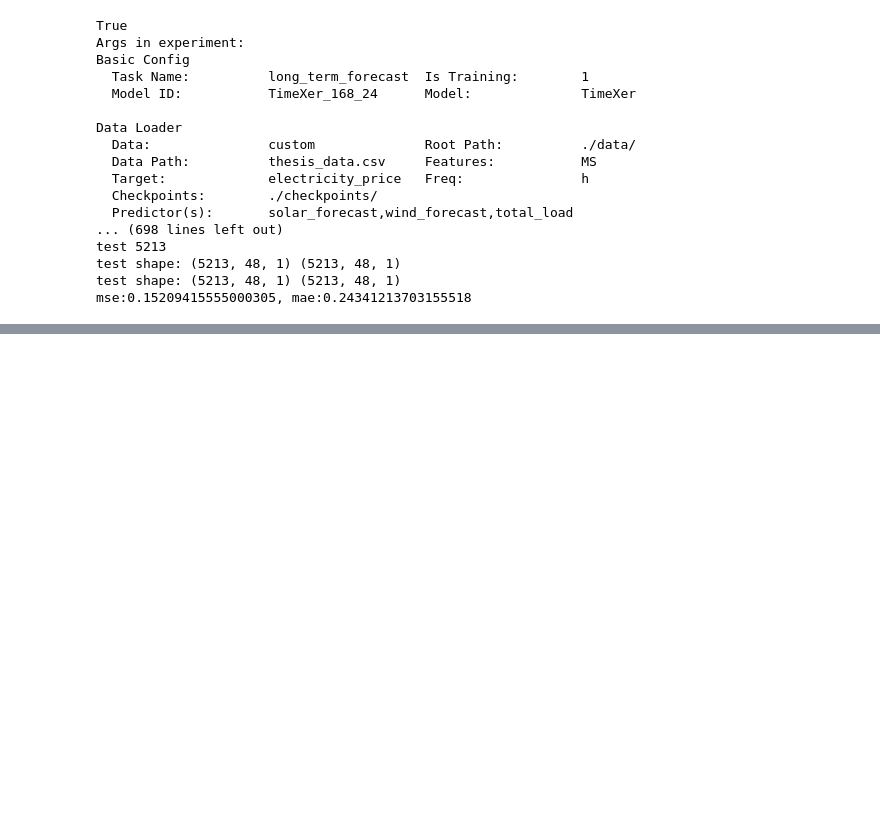
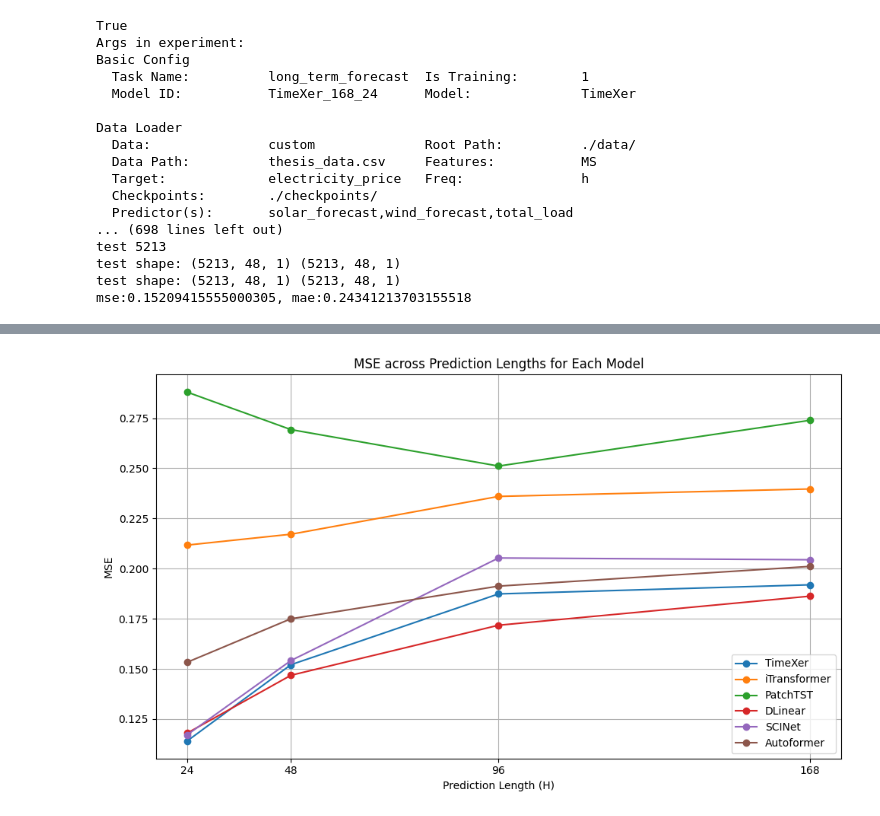
Before and after one commit to emircanince/power, a Jupyter notebook: forecasting_final.ipynb, the cells around one changed output, grey strips where cells are left out. Drawn from its saved outputs; the diff is of its cells as text; code cells hidden in the pictures; blank space fills up the shorter version.

```diff
--- a/forecasting_final.ipynb
+++ b/forecasting_final.ipynb
@@ -198,0 +201,6 @@ mse:0.15209415555000305, mae:0.24341213703155518
+# %%
+import pandas as pd
+import matplotlib.pyplot as plt
+
+df = pd.read_csv('pred_len.csv')
+df
@@ -198,0 +225,8 @@ mse:0.15209415555000305, mae:0.24341213703155518
+# %%
+df['pred_len'] = df['model_id'].str.split('_').str[-1].astype(int)
+df['model'] = df['model_id'].str.rsplit('_', n=1).str[0]
+df['model'] = df['model'].str.replace('_168$', '', regex=True)
+
+df = df[['model', 'pred_len', 'MSE', 'MAE']]
+
+df
@@ -198,0 +251,18 @@ mse:0.15209415555000305, mae:0.24341213703155518
+# %%
+# MSE
+plt.figure(figsize=(10, 6))
+
+for model in df['model'].unique():
+    model_data = df[df['model'] == model]
+    plt.plot(model_data['pred_len'], model_data['MSE'], marker='o', label=model)
+
+plt.xlabel('Prediction Length (H)')
+plt.ylabel('MSE')
+plt.title('MSE across Prediction Lengths for Each Model')
+plt.xticks([24, 48, 96, 168])
+plt.legend()
+plt.grid(True)
+plt.tight_layout()
+plt.show()
+# %% [output]
+[figure, added]
```
Also changed, not shown: parts of 5 cells of this notebook, 2 other files.
